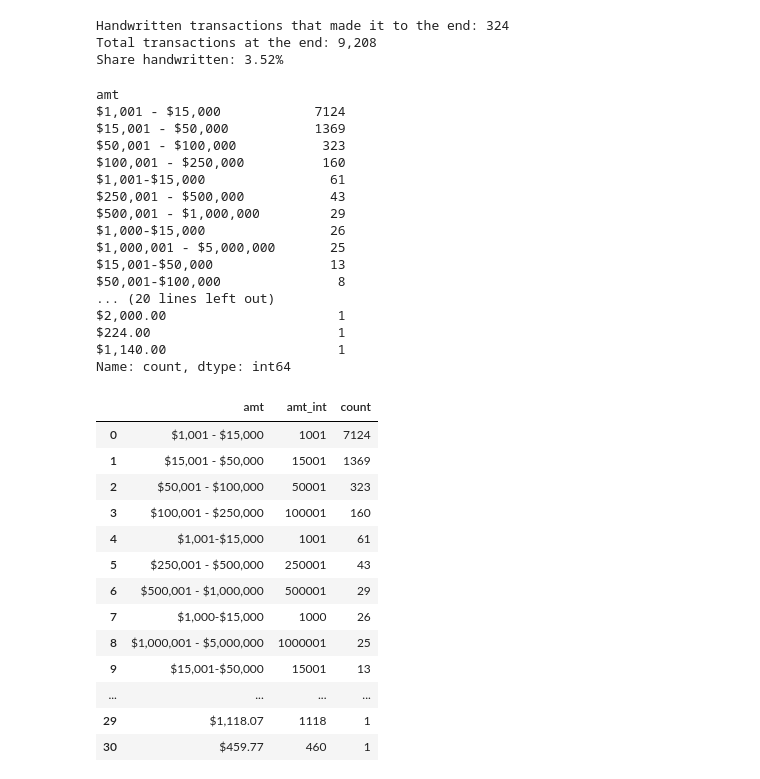
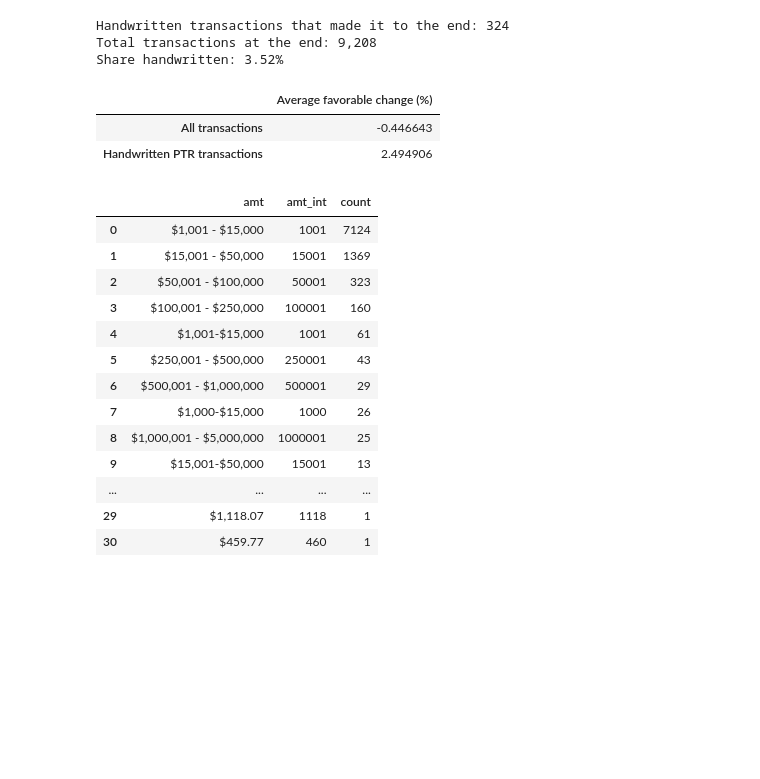
Before and after one commit to TheCarsonWest/DSA405, a Jupyter notebook: assignment-jupyter/DSA405_002_FA26_P3_cjwest7.ipynb, the cells around one changed output. Drawn from its saved outputs; the diff is of its cells as text; code cells hidden in the pictures; blank space fills up the shorter version.

```diff
--- a/assignment-jupyter/DSA405_002_FA26_P3_cjwest7.ipynb
+++ b/assignment-jupyter/DSA405_002_FA26_P3_cjwest7.ipynb
@@ -657,24 +657,20 @@ print(
 Handwritten transactions that made it to the end: 324
 Total transactions at the end: 9,208
 Share handwritten: 3.52%
-# %%
-culled_df["amt"].value_counts(dropna=False)
-# %% [output]
-amt
-$1,001 - $15,000            7124
-$15,001 - $50,000           1369
-$50,001 - $100,000           323
-$100,001 - $250,000          160
-$1,001-$15,000                61
-$250,001 - $500,000           43
-$500,001 - $1,000,000         29
-$1,000-$15,000                26
-$1,000,001 - $5,000,000       25
-$15,001-$50,000               13
-$50,001-$100,000               8
-... (20 lines left out)
-$2,000.00                      1
-$224.00                        1
-$1,140.00                      1
-Name: count, dtype: int64
+# %%
+average_comparison = pd.Series(
+    {
+        "All transactions": hist_df["luck_score_pct"].mean(),
+        "Handwritten PTR transactions": hist_df.loc[
+            hist_df["handwritten"], "luck_score_pct"
+        ].mean(),
+    },
+    name="Average favorable change (%)",
+)
+
+average_comparison.to_frame()
+# %% [output]
+|  | Average favorable change (%) |
+| All transactions | -0.446643 |
+| Handwritten PTR transactions | 2.494906 |
 # %%
```
Also changed, not shown: parts of 1 cell of this notebook, 2 other files.
